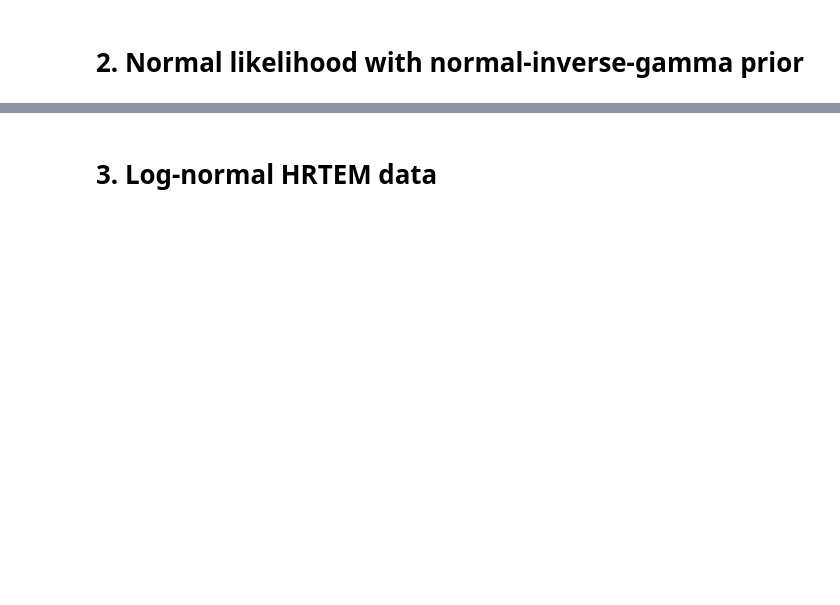
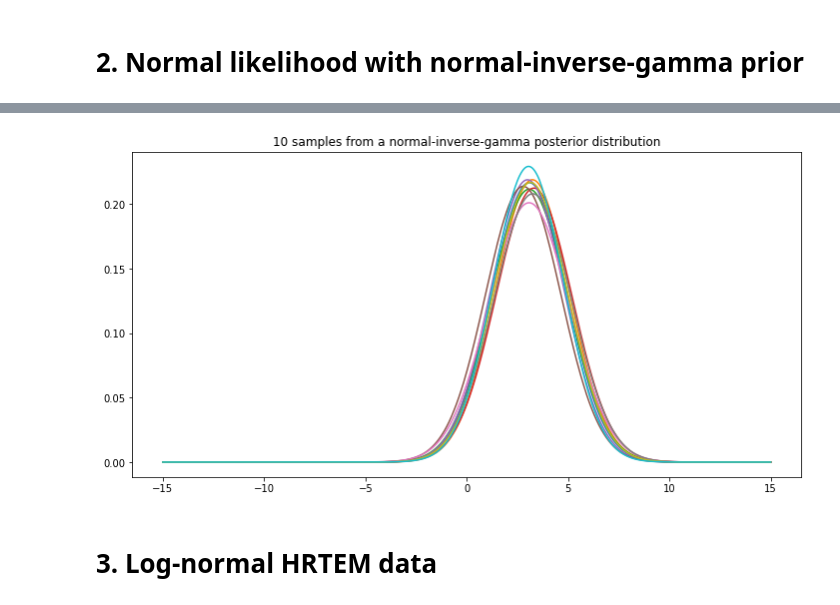
Before and after one commit to katjadellalibera/CS146, a Jupyter notebook: Problem Set 3 (Stan).ipynb, the cells around one changed output, grey strips where cells are left out. Drawn from its saved outputs; the diff is of its cells as text; code cells hidden in the pictures; blank space fills up the shorter version.

```diff
--- a/Problem Set 3 (Stan).ipynb
+++ b/Problem Set 3 (Stan).ipynb
@@ -102,6 +107,7 @@ norm_inv_gamma_data = {
         'data_length': len(raw_norm_inv_gamma_data),  # number of data points
         'norm_data': raw_norm_inv_gamma_data} # data set
 # %%
+# define the stan model
 norm_inv_gamma_stan_code = """
 
 // The data block contains all known quantities - typically the observed
@@ -111,8 +117,8 @@ data {
     real norm_data[data_length];  // data points
     real mu; // fixed prior hyperparameter
     real nu; // fixed prior hyperparameter
-    real<lower=0> alpha;  // fixed prior hyperparameter
-    real<lower=0> beta;   // fixed prior hyperparameter
+    real alpha;  // fixed prior hyperparameter
+    real beta;   // fixed prior hyperparameter
 }
 
 // All unknown quantities, in this case the mean and standard deviation of the data
@@ -123,10 +129,10 @@ parameters {
 
 // The model block contains all probability distributions in the model.
 model {
-    x ~ inv_gamma(alpha, beta);  // prior over mean
-    sigma2 ~ normal(mu,sqrt(sigma2/nu)); //prior over variance
+    sigma2 ~ inv_gamma(alpha, beta);  // prior over mean
+    x ~ normal(mu,sqrt(sigma2/nu)); //prior over variance
     for(i in 1:data_length) {
-        norm_data[i] ~ normal(x,sigma2);  // likelihood function
+        norm_data[i] ~ normal(x,sqrt(sigma2));  // likelihood function
     }
 }
 
@@ -164,2 +162,17 @@ plt.show()
+# %%
+posterior_norm_inv_gamma_samples = norm_inv_gamma_stan_results.extract()
+samples_i = np.random.randint(4000,size=10)
+xs = posterior_norm_inv_gamma_samples['x'][samples_i]
+sigma2s = posterior_norm_inv_gamma_samples['sigma2'][samples_i]
+
+plt.figure(figsize=(12, 6))
+plot_x = np.linspace(-15, 15, 500)
+for i in range(len(xs)):
+    plot_y = stats.norm.pdf(plot_x, loc=xs[i], scale=np.sqrt(sigma2s[i]))
+    plt.plot(plot_x, plot_y)
+plt.title('%i samples from a normal-inverse-gamma posterior distribution' % len(xs))
+plt.show()
+# %% [output]
+[figure, added]
 # %% [markdown]
 # 3. Log-normal HRTEM data
```
Also changed, not shown: parts of 14 cells of this notebook, 1 other file.
